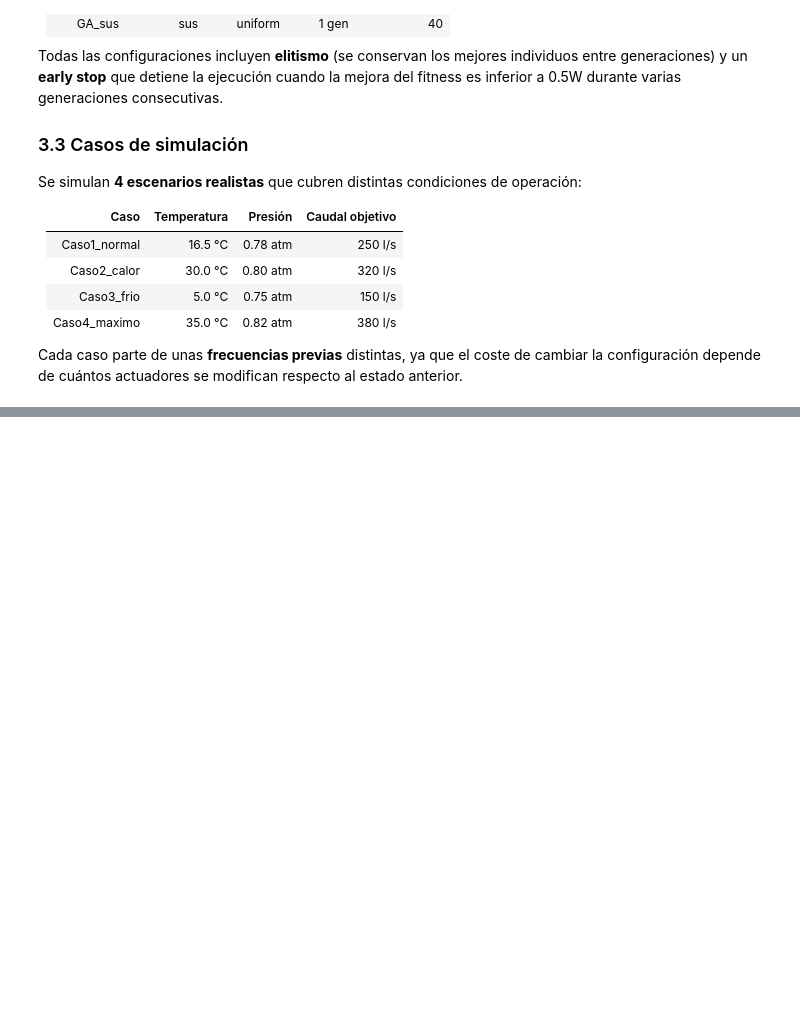
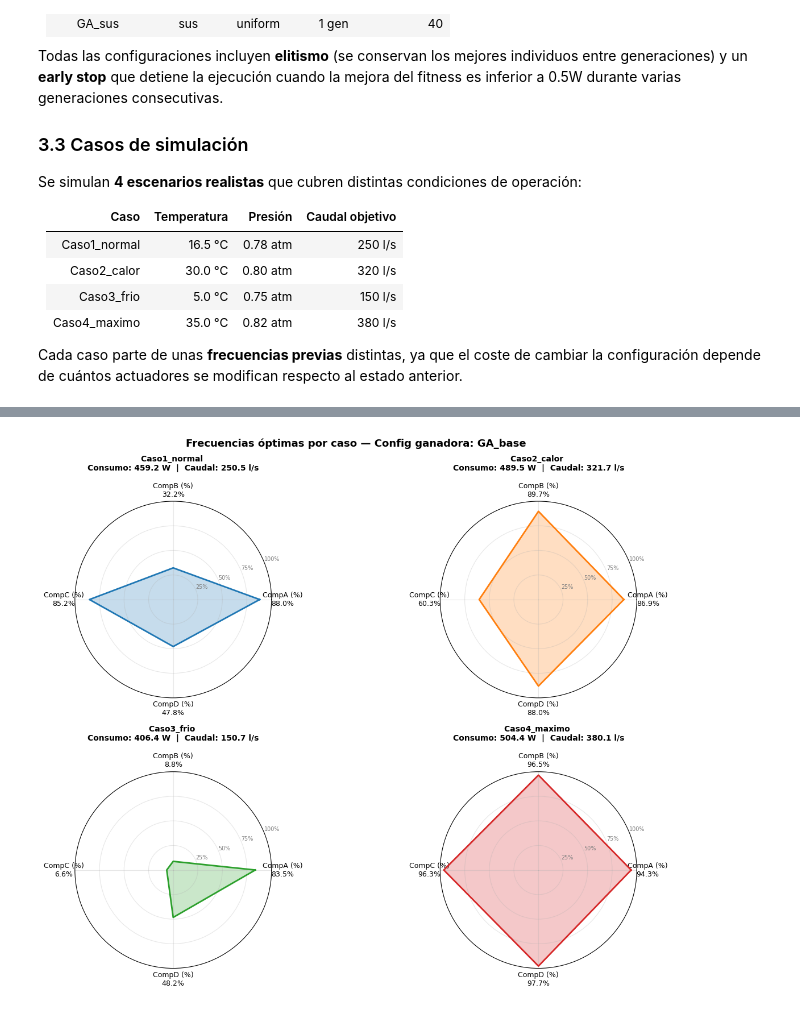
Before and after one commit to danielsoponaru/25_26_R8_Equipo_Naranja, a Jupyter notebook: Optimizacion_Compresores.ipynb, the cells around one changed output, grey strips where cells are left out. Cells and saved outputs as stored; diff of their text form; code cells hidden in the pictures; blank space fills up the shorter version.

```diff
--- a/Optimizacion_Compresores.ipynb
+++ b/Optimizacion_Compresores.ipynb
@@ -611,0 +774,52 @@ plot_genes_mejor_solucion(historial_fitness, casos, df_res, modelos, caudales, n
+# %%
+def plot_radar_ganador(df_res, config_ganadora):
+    df_ganador = df_res[df_res["Config_GA"] == config_ganadora].reset_index(drop=True)
+    colores    = list(mcolors.TABLEAU_COLORS.values())
+
+    categorias = ["Freq_CompA", "Freq_CompB", "Freq_CompC", "Freq_CompD"]
+    etiquetas  = ["CompA (%)", "CompB (%)", "CompC (%)", "CompD (%)"]
+    N          = len(categorias)
+
+    angulos  = np.linspace(0, 2 * np.pi, N, endpoint=False).tolist()
+    angulos += angulos[:1]
+
+    fig, axes = plt.subplots(2, 2, figsize=(13, 10), subplot_kw=dict(polar=True))
+    axes = axes.flatten()
+
+    for idx, (ax, row_real) in enumerate(
+            zip(axes, df_ganador.itertuples(index=False))):
+
+        valores_reales = [getattr(row_real, c) for c in categorias]
+        valores_norm   = [v / 100 for v in valores_reales]
+        valores_norm  += valores_norm[:1]
+
+        color = colores[idx % len(colores)]
+        ax.plot(angulos, valores_norm, color=color, linewidth=2)
+        ax.fill(angulos, valores_norm, color=color, alpha=0.25)
+
+        ax.set_xticks(angulos[:-1])
+        ax.set_xticklabels(
+            [f"{et}\n{vr:.1f}%" for et, vr in zip(etiquetas, valores_reales)],
+            fontsize=9
+        )
+        ax.set_yticks([0.25, 0.5, 0.75, 1.0])
+        ax.set_yticklabels(["25%", "50%", "75%", "100%"], fontsize=7, color="gray")
+        ax.set_ylim(0, 1)
+
+        ax.set_title(
+            f"{row_real.Caso} \n"
+            f"Consumo: {row_real.Consumo_W:.1f} W  |  Caudal: {row_real.Caudal_ls:.1f} l/s",
+            fontsize=10, fontweight="bold", pad=15
+        )
+        ax.grid(True, alpha=0.3)
+
+    fig.suptitle(
+        f"Frecuencias óptimas por caso — Config ganadora: {config_ganadora}",
+        fontsize=13, fontweight="bold"
+    )
+    plt.tight_layout()
+    plt.show()
+
+plot_radar_ganador(df_res, config_ganadora)
+# %% [output]
+[figure, added]
```
Also changed, not shown: parts of 11 cells of this notebook.
